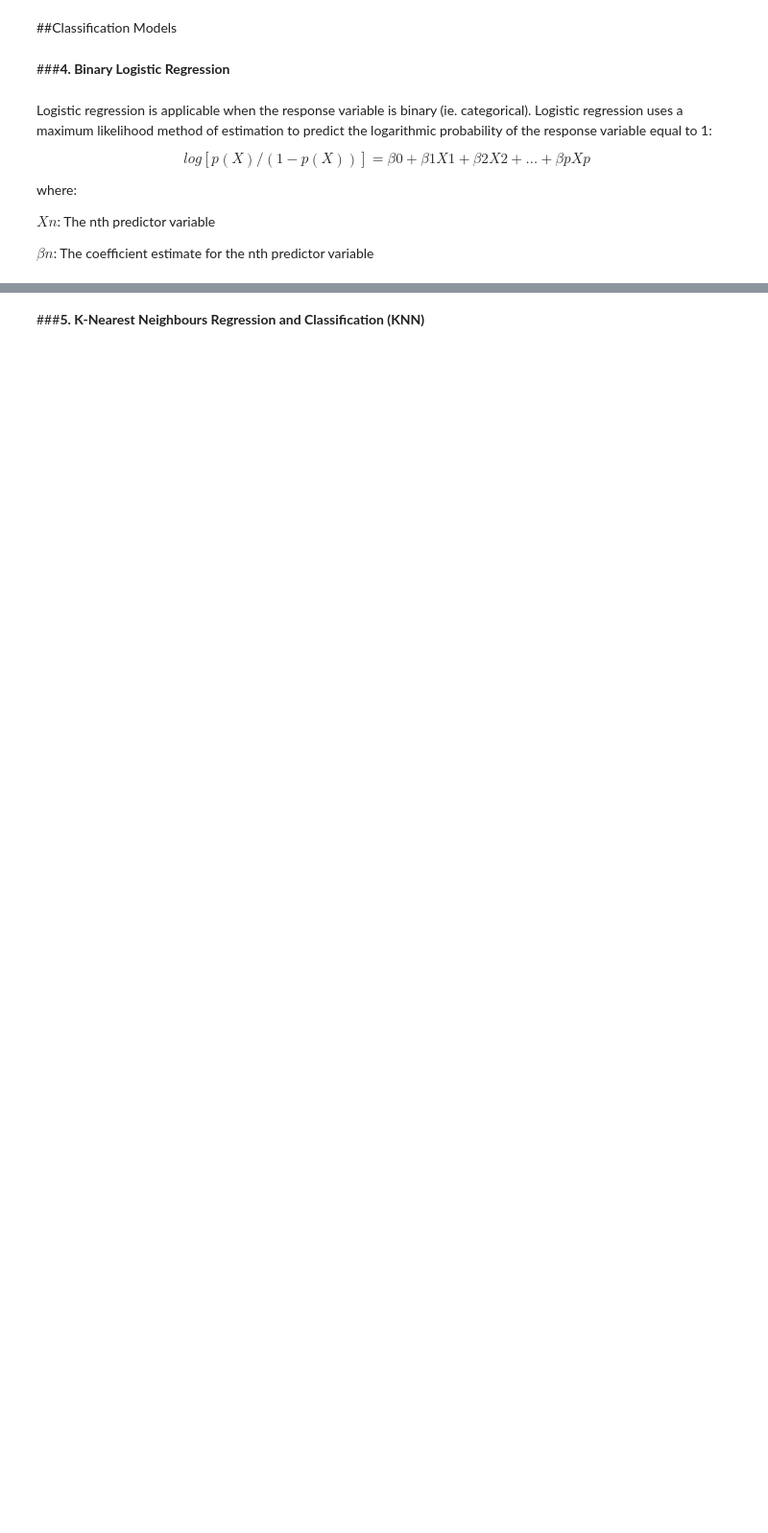
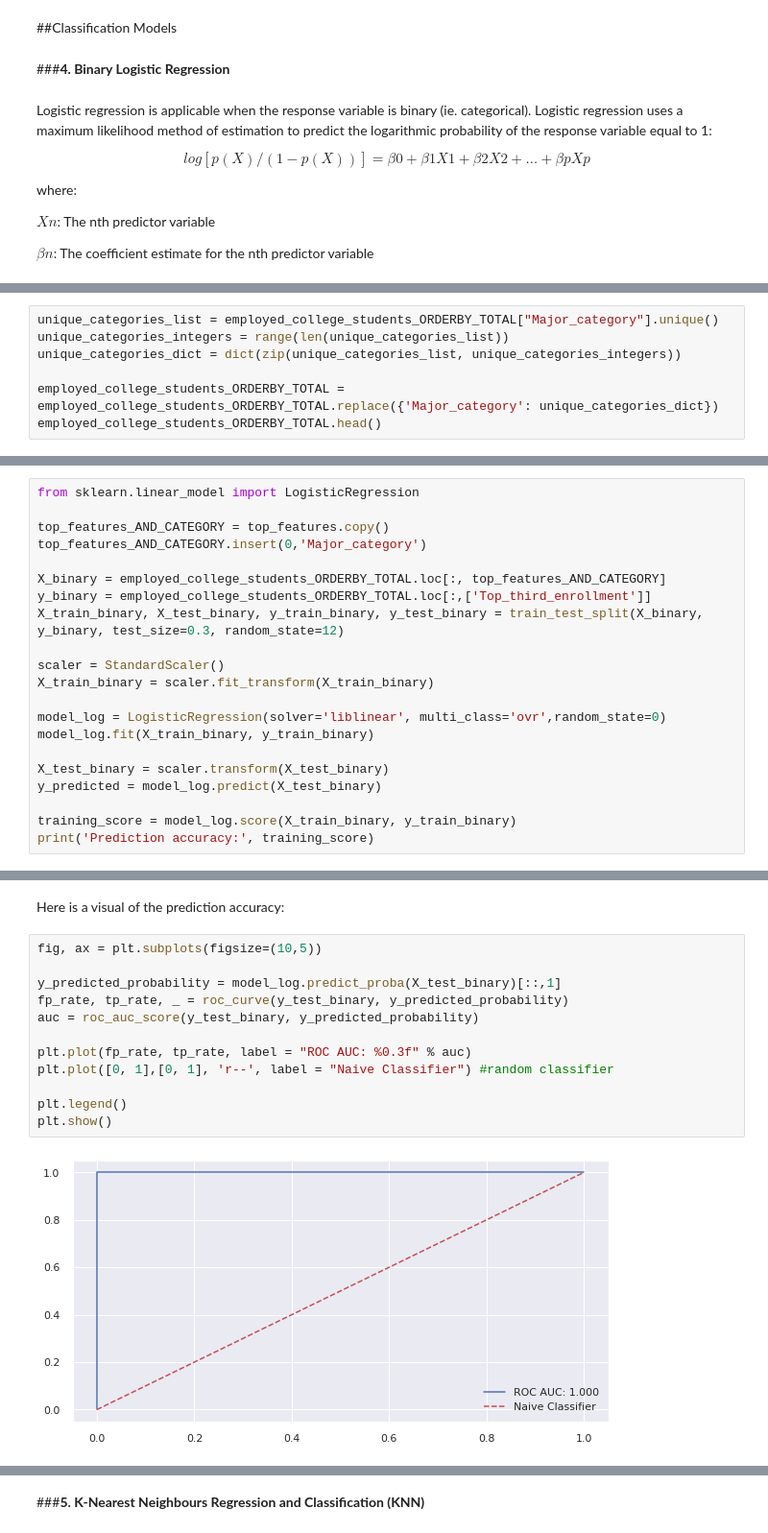
Before and after one commit to yabbou/Career_Forecasting, a Jupyter notebook: final_project.ipynb, the cells around one changed output, grey strips where cells are left out. Shown at 96% size. Cells and saved outputs as stored; diff of their text form; blank space fills up the shorter version.

Commit message:
Finish the first version of the logistic model

```diff
--- a/final_project.ipynb
+++ b/final_project.ipynb
@@ -917,0 +982,7 @@ Prediction accuracy: 0.9586776859504132
+# %%
+unique_categories_list = employed_college_students_ORDERBY_TOTAL["Major_category"].unique()
+unique_categories_integers = range(len(unique_categories_list))
+unique_categories_dict = dict(zip(unique_categories_list, unique_categories_integers))
+
+employed_college_students_ORDERBY_TOTAL = employed_college_students_ORDERBY_TOTAL.replace({'Major_category': unique_categories_dict})
+employed_college_students_ORDERBY_TOTAL.head()
@@ -917,0 +998,21 @@ Prediction accuracy: 0.9586776859504132
+# %%
+from sklearn.linear_model import LogisticRegression
+
+top_features_AND_CATEGORY = top_features.copy()
+top_features_AND_CATEGORY.insert(0,'Major_category')
+
+X_binary = employed_college_students_ORDERBY_TOTAL.loc[:, top_features_AND_CATEGORY]
+y_binary = employed_college_students_ORDERBY_TOTAL.loc[:,['Top_third_enrollment']]
+X_train_binary, X_test_binary, y_train_binary, y_test_binary = train_test_split(X_binary, y_binary, test_size=0.3, random_state=12)
+
+scaler = StandardScaler()
+X_train_binary = scaler.fit_transform(X_train_binary)
+
+model_log = LogisticRegression(solver='liblinear', multi_class='ovr',random_state=0)
+model_log.fit(X_train_binary, y_train_binary)
+
+X_test_binary = scaler.transform(X_test_binary)
+y_predicted = model_log.predict(X_test_binary)
+
+training_score = model_log.score(X_train_binary, y_train_binary)
+print('Prediction accuracy:', training_score)
@@ -919,0 +1080,16 @@ A similar prediction accuracy as the R-squared score of the OLS model.
+# %% [markdown]
+Here is a visual of the prediction accuracy:
+# %%
+fig, ax = plt.subplots(figsize=(10,5))
+
+y_predicted_probability = model_log.predict_proba(X_test_binary)[::,1]
+fp_rate, tp_rate, _ = roc_curve(y_test_binary, y_predicted_probability)
+auc = roc_auc_score(y_test_binary, y_predicted_probability)
+
+plt.plot(fp_rate, tp_rate, label = "ROC AUC: %0.3f" % auc)
+plt.plot([0, 1],[0, 1], 'r--', label = "Naive Classifier") #random classifier
+
+plt.legend()
+plt.show()
+# %% [output]
+[figure, added]
```
Also changed, not shown: parts of 51 cells of this notebook.
